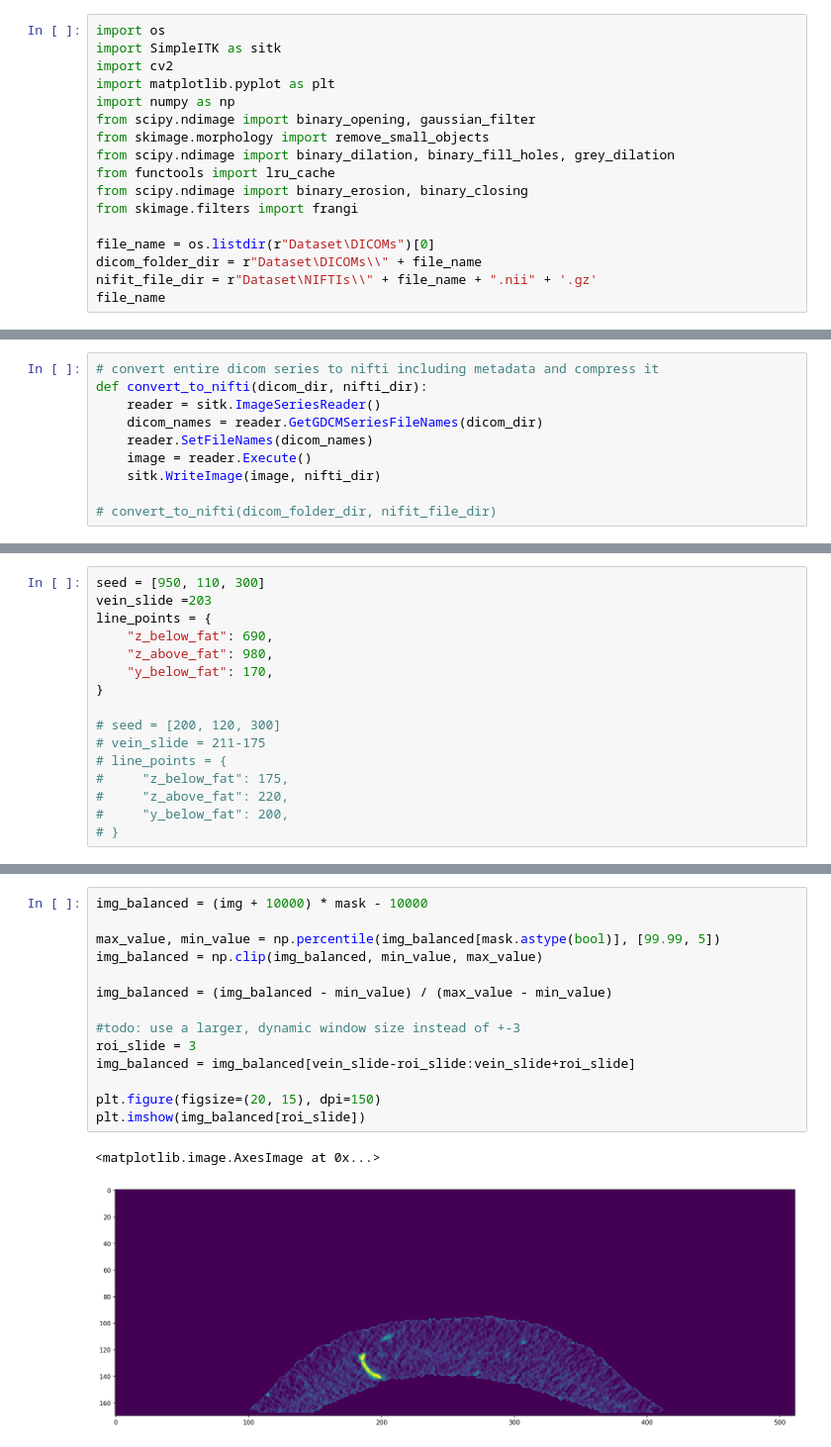
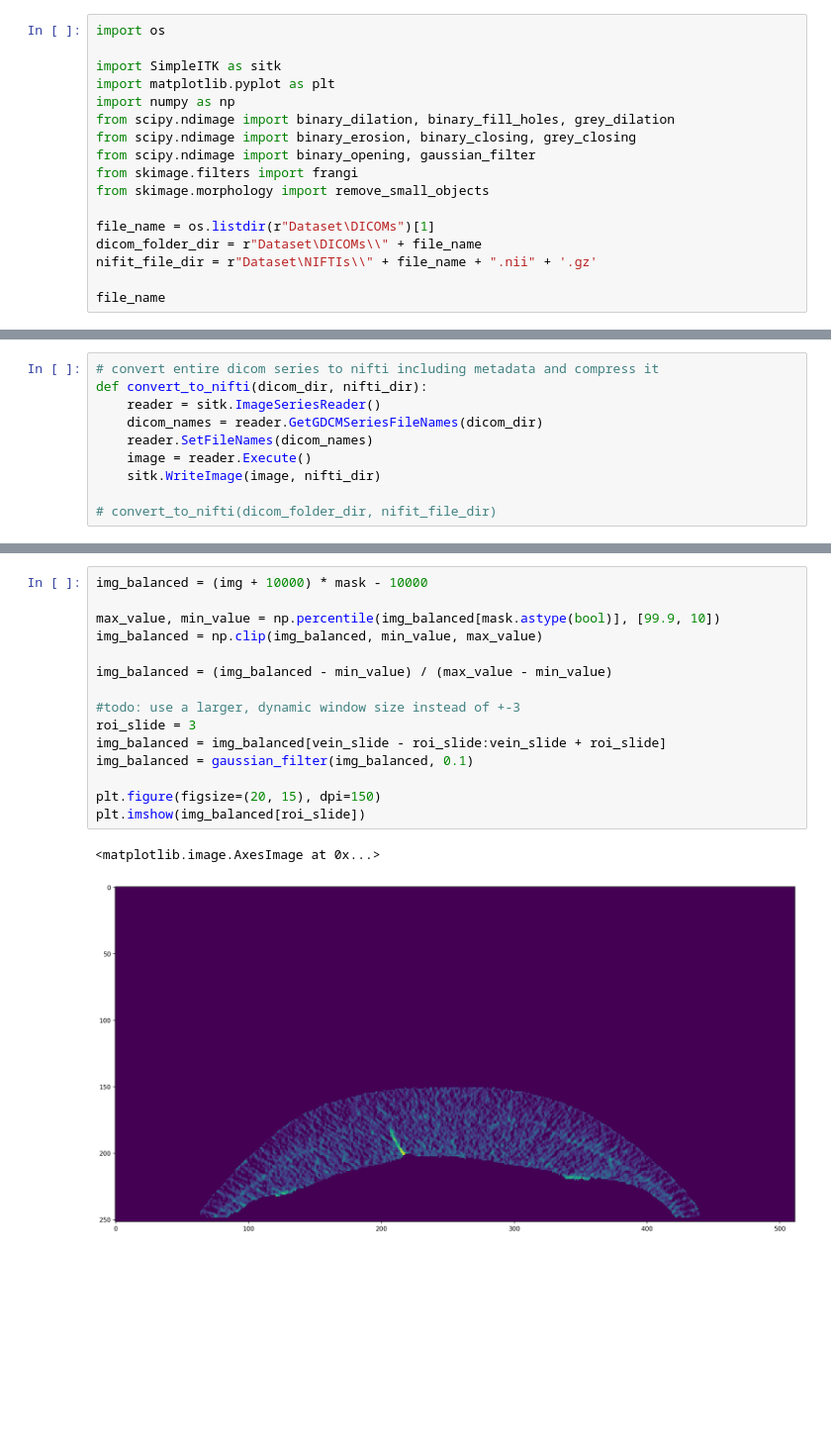
Before and after one commit to HosseinOutward/VUB-ACS-24_Hospital_Project, a Jupyter notebook: HP Clean.ipynb, the cells around one changed output, grey strips where cells are left out. Shown at 99% size. Cells and saved outputs as stored; diff of their text form; blank space fills up the shorter version.

Commit message:
kill mahdi - better frangi 3.0

```diff
--- a/HP Clean.ipynb
+++ b/HP Clean.ipynb
@@ -1,18 +1,18 @@
 # %%
 import os
+
 import SimpleITK as sitk
-import cv2
 import matplotlib.pyplot as plt
 import numpy as np
+from scipy.ndimage import binary_dilation, binary_fill_holes, grey_dilation
+from scipy.ndimage import binary_erosion, binary_closing, grey_closing
 from scipy.ndimage import binary_opening, gaussian_filter
+from skimage.filters import frangi
 from skimage.morphology import remove_small_objects
-from scipy.ndimage import binary_dilation, binary_fill_holes, grey_dilation
-from functools import lru_cache
-from scipy.ndimage import binary_erosion, binary_closing
-from skimage.filters import frangi
 
-file_name = os.listdir(r"Dataset\DICOMs")[0]
+file_name = os.listdir(r"Dataset\DICOMs")[1]
 dicom_folder_dir = r"Dataset\DICOMs\\" + file_name
 nifit_file_dir = r"Dataset\NIFTIs\\" + file_name + ".nii" + '.gz'
+
 file_name
 # %% [output]
@@ -65,17 +100 @@ def show_slice(img, mask, seed):
-# %%
-seed = [950, 110, 300]
-vein_slide =203
-line_points = {
-    "z_below_fat": 690,
-    "z_above_fat": 980,
-    "y_below_fat": 170,
-}
-
-# seed = [200, 120, 300]
-# vein_slide = 211-175
-# line_points = {
-#     "z_below_fat": 175,
-#     "z_above_fat": 220,
-#     "y_below_fat": 200,
-# }
 # %%
@@ -171,18 +183,19 @@ show_slice(img, mask, (vein_slide, seed[1], seed[2]))
 # %%
 img_balanced = (img + 10000) * mask - 10000
 
-max_value, min_value = np.percentile(img_balanced[mask.astype(bool)], [99.99, 5])
+max_value, min_value = np.percentile(img_balanced[mask.astype(bool)], [99.9, 10])
 img_balanced = np.clip(img_balanced, min_value, max_value)
 
 img_balanced = (img_balanced - min_value) / (max_value - min_value)
 
 #todo: use a larger, dynamic window size instead of +-3
 roi_slide = 3
-img_balanced = img_balanced[vein_slide-roi_slide:vein_slide+roi_slide]
+img_balanced = img_balanced[vein_slide - roi_slide:vein_slide + roi_slide]
+img_balanced = gaussian_filter(img_balanced, 0.1)
 
 plt.figure(figsize=(20, 15), dpi=150)
 plt.imshow(img_balanced[roi_slide])
 # %% [output]
 <matplotlib.image.AxesImage at 0x...>
-[figure, old version]
+[figure, new version]
 # %%
```
Also changed, not shown: parts of 9 cells of this notebook.
